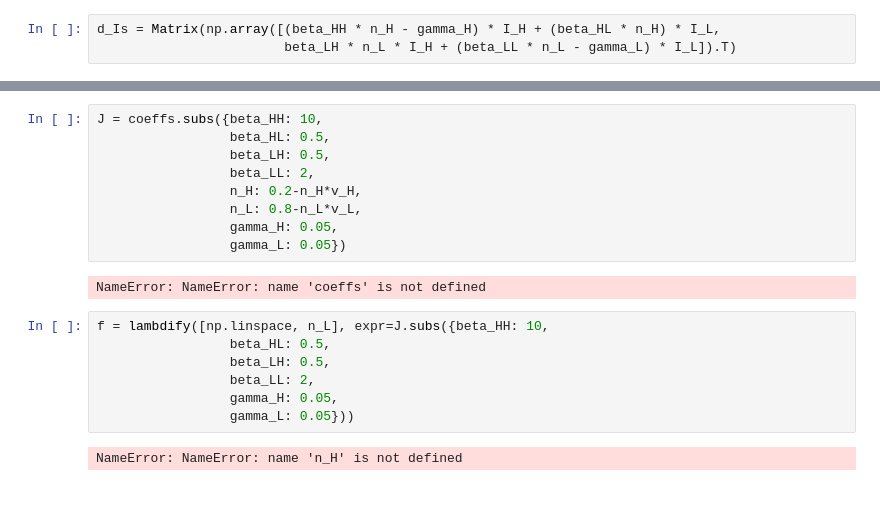
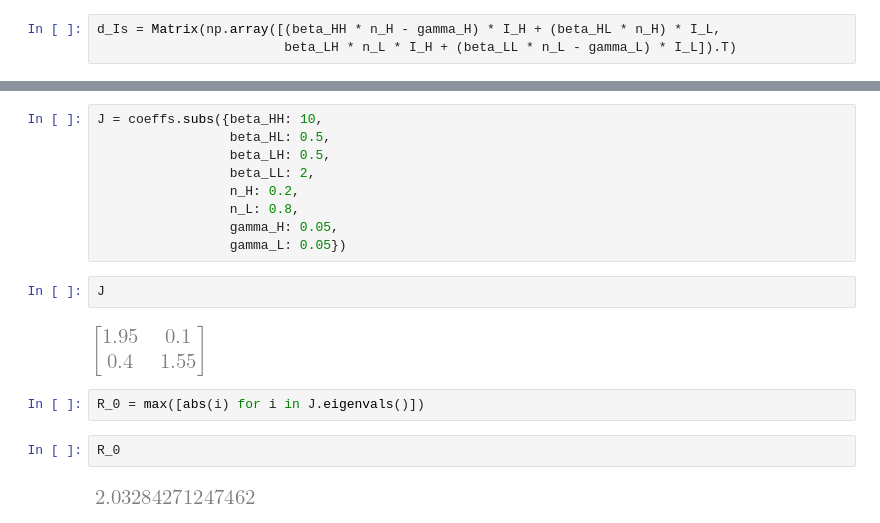
Before and after one commit to chrisvoncsefalvay/computational-infectious-disease, a Jupyter notebook: ch03/stratified_r0/R_0 of stratified system.ipynb, the cells around one changed output, grey strips where cells are left out. Drawn from its saved outputs; the diff is of its cells as text; blank space fills up the shorter version.

```diff
--- a/ch03/stratified_r0/R_0 of stratified system.ipynb
+++ b/ch03/stratified_r0/R_0 of stratified system.ipynb
@@ -31,18 +49,17 @@ J = coeffs.subs({beta_HH: 10,
                  beta_HL: 0.5,
                  beta_LH: 0.5,
                  beta_LL: 2,
-                 n_H: 0.2-n_H*v_H,
-                 n_L: 0.8-n_L*v_L,
+                 n_H: 0.2,
+                 n_L: 0.8,
                  gamma_H: 0.05,
                  gamma_L: 0.05})
-# %% [output]
-NameError: NameError: name 'coeffs' is not defined
-# %%
-f = lambdify([np.linspace, n_L], expr=J.subs({beta_HH: 10,
-                 beta_HL: 0.5,
-                 beta_LH: 0.5,
-                 beta_LL: 2,
-                 gamma_H: 0.05,
-                 gamma_L: 0.05}))
-# %% [output]
-NameError: NameError: name 'n_H' is not defined
+# %%
+J
+# %% [output]
+[figure, added]
+# %%
+R_0 = max([abs(i) for i in J.eigenvals()])
+# %%
+R_0
+# %% [output]
+[figure, added]
```
Also changed, not shown: parts of 5 cells of this notebook, 2 other files.
